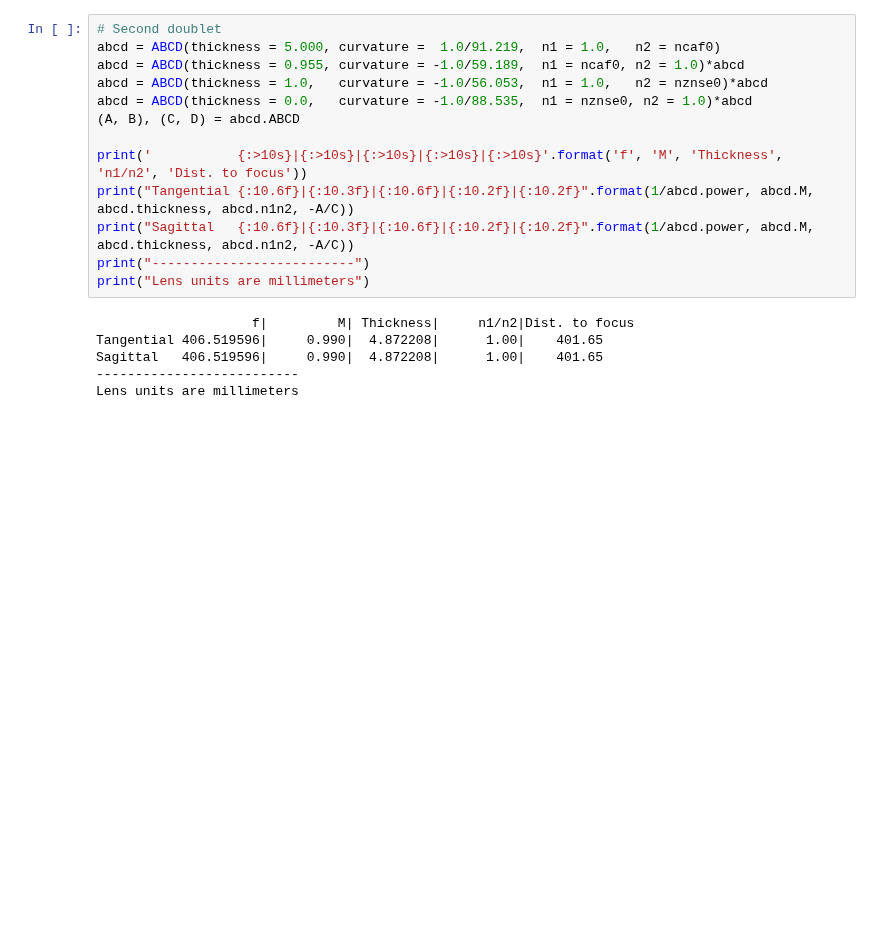
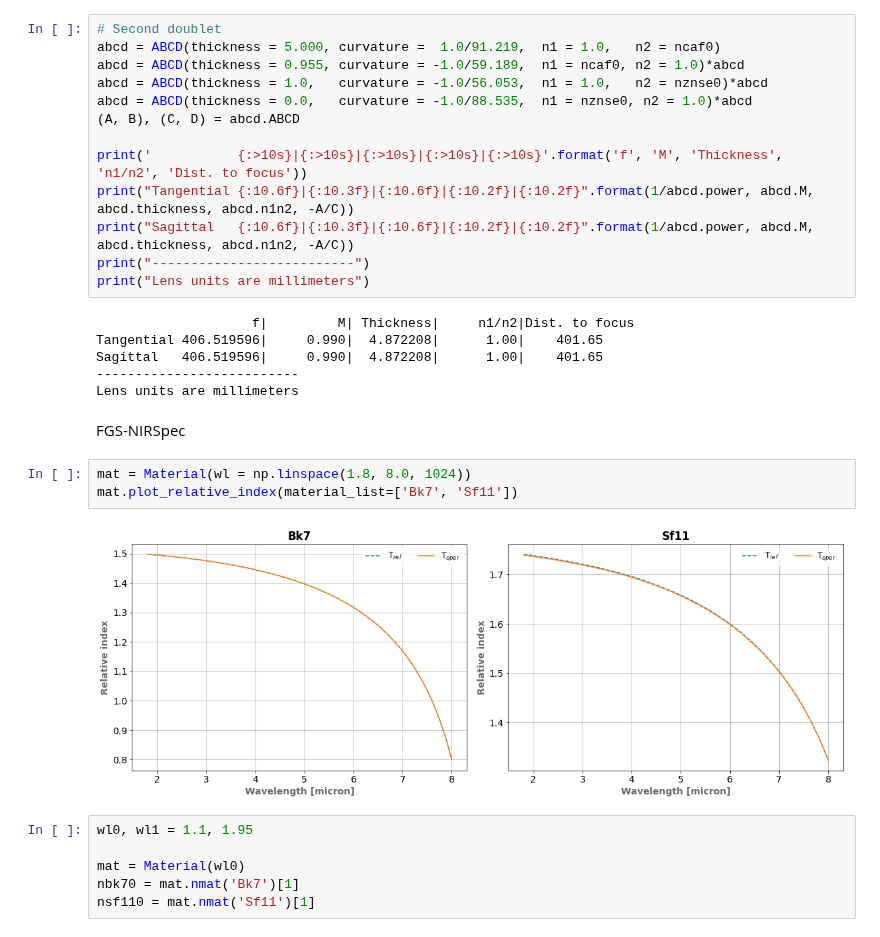
Before and after one commit to arielmission-space/PAOS, a Jupyter notebook: notebook/ComputeABCD.ipynb, the cells around one changed output. Saved outputs shown, nothing was run; the diff lists cells and outputs as text; blank space fills up the shorter version.

```diff
--- a/notebook/ComputeABCD.ipynb
+++ b/notebook/ComputeABCD.ipynb
@@ -162,3 +163,16 @@ Tangential 406.519596|     0.990|  4.872208|      1.00|    401.65
 Sagittal   406.519596|     0.990|  4.872208|      1.00|    401.65
 --------------------------
 Lens units are millimeters
+# %% [markdown]
+FGS-NIRSpec
+# %%
+mat = Material(wl = np.linspace(1.8, 8.0, 1024))
+mat.plot_relative_index(material_list=['Bk7', 'Sf11'])
+# %% [output]
+[figure, added]
+# %%
+wl0, wl1 = 1.1, 1.95
+
+mat = Material(wl0)
+nbk70 = mat.nmat('Bk7')[1]
+nsf110 = mat.nmat('Sf11')[1]
```
Also changed, not shown: parts of 3 cells of this notebook, 15 other files.
